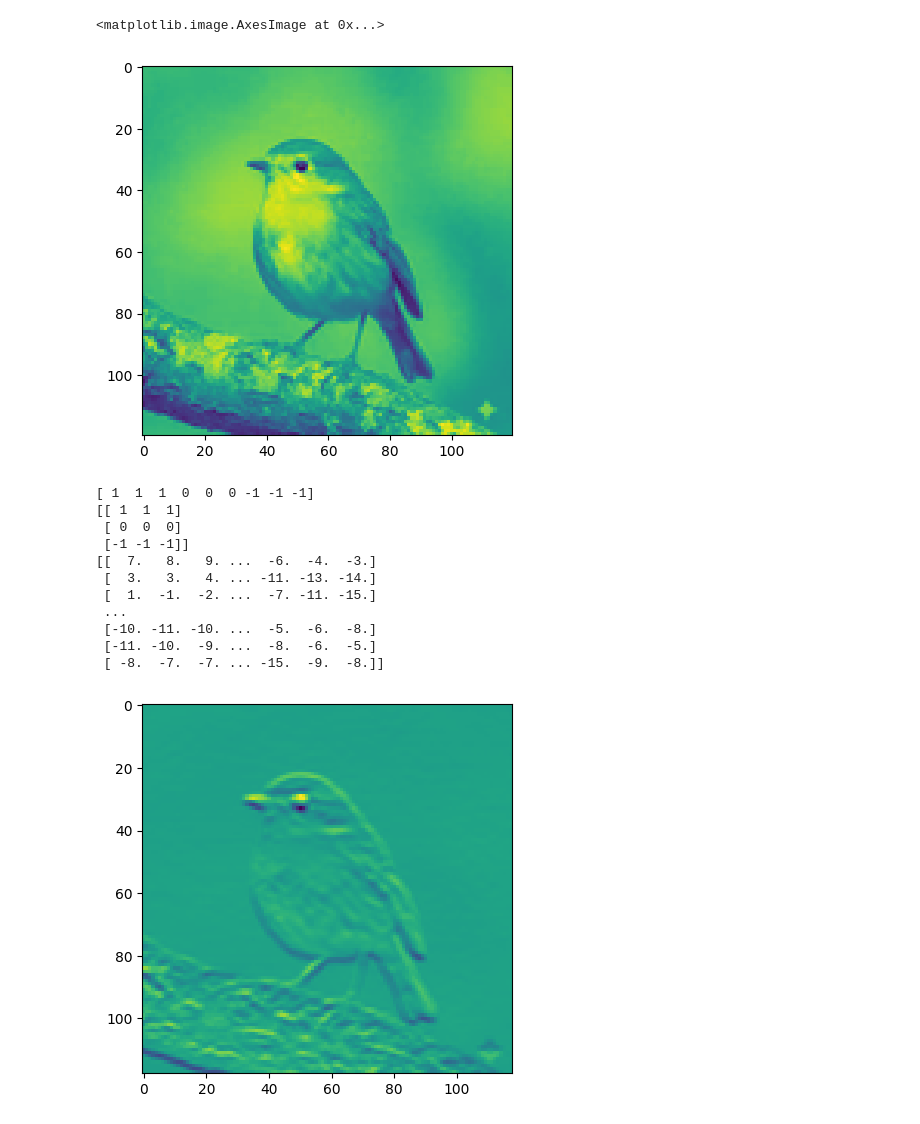
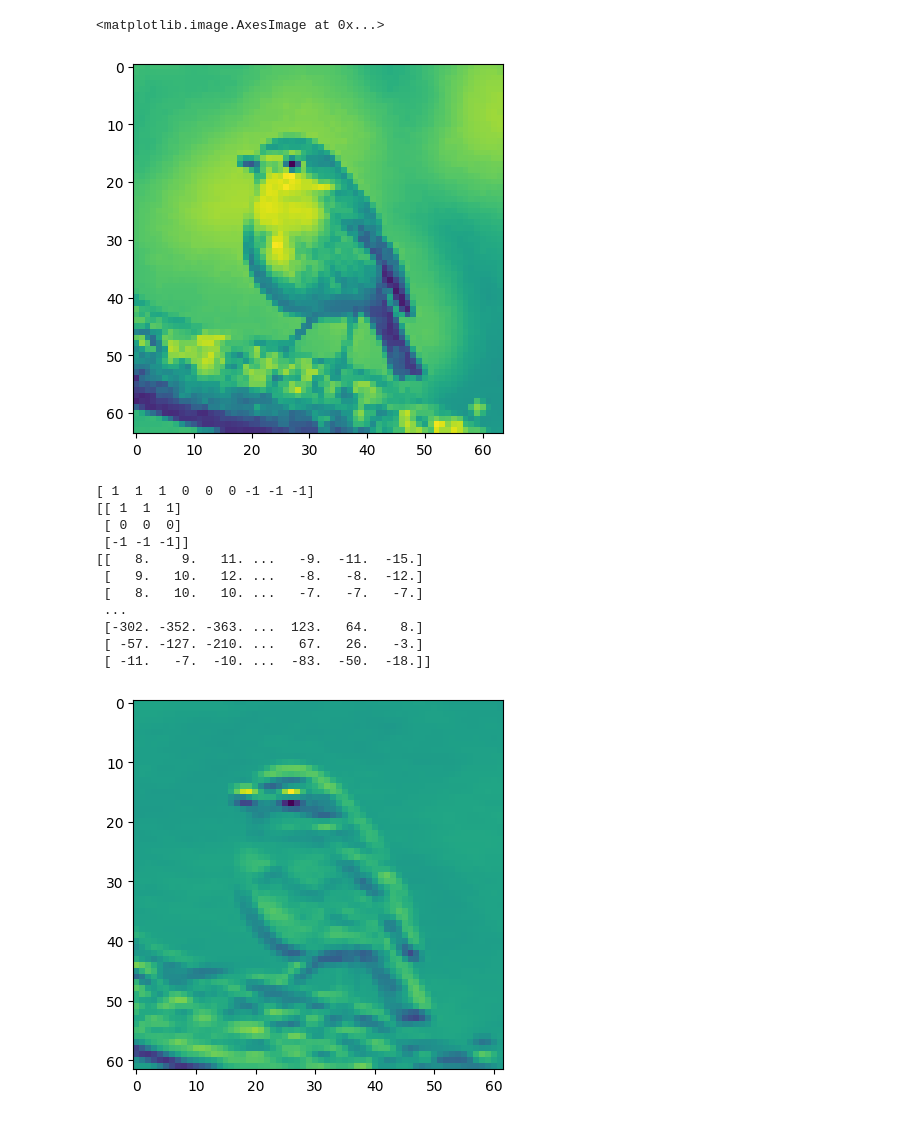
Before and after one commit to CiaraAMolloy/CNN_BIRD, a Jupyter notebook: Note.ipynb, the cells around one changed output. Saved outputs shown, nothing was run; the diff lists cells and outputs as text; code cells hidden in the pictures.

```diff
--- a/Note.ipynb
+++ b/Note.ipynb
@@ -1,19 +1,19 @@
 # %%
 
 from matplotlib import pyplot as plt
 from PIL import Image
 import matplotlib.image as img
 import numpy as np
 
 
-sizexy=120
+sizexy=64
 image = img.imread("dataset/Robin/Robin1.jpg")
 Greyscale1=image.reshape(image.shape)[:, :, 0]
 Greyscale = np.array(Image.fromarray(Greyscale1).resize((sizexy, sizexy)))
 plt.imshow(Greyscale,interpolation='nearest')
 # %% [output]
 <matplotlib.image.AxesImage at 0x...>
-[figure, old version]
+[figure, new version]
 # %%
 
 #Convo_arr=[1,0,-1,1,0,-1,1,0,-1]vertacle
@@ -50,11 +50,11 @@ print (ans)
 [[ 1  1  1]
  [ 0  0  0]
  [-1 -1 -1]]
-[[  7.   8.   9. ...  -6.  -4.  -3.]
- [  3.   3.   4. ... -11. -13. -14.]
- [  1.  -1.  -2. ...  -7. -11. -15.]
+[[   8.    9.   11. ...   -9.  -11.  -15.]
+ [   9.   10.   12. ...   -8.   -8.  -12.]
+ [   8.   10.   10. ...   -7.   -7.   -7.]
  ...
- [-10. -11. -10. ...  -5.  -6.  -8.]
- [-11. -10.  -9. ...  -8.  -6.  -5.]
- [ -8.  -7.  -7. ... -15.  -9.  -8.]]
+ [-302. -352. -363. ...  123.   64.    8.]
+ [ -57. -127. -210. ...   67.   26.   -3.]
+ [ -11.   -7.  -10. ...  -83.  -50.  -18.]]
-[figure, old version]
+[figure, new version]
```
